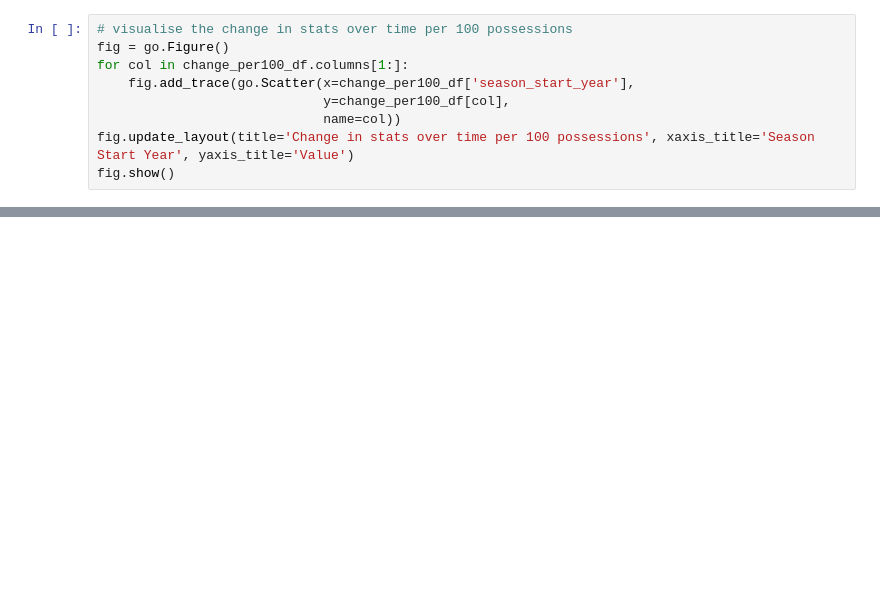
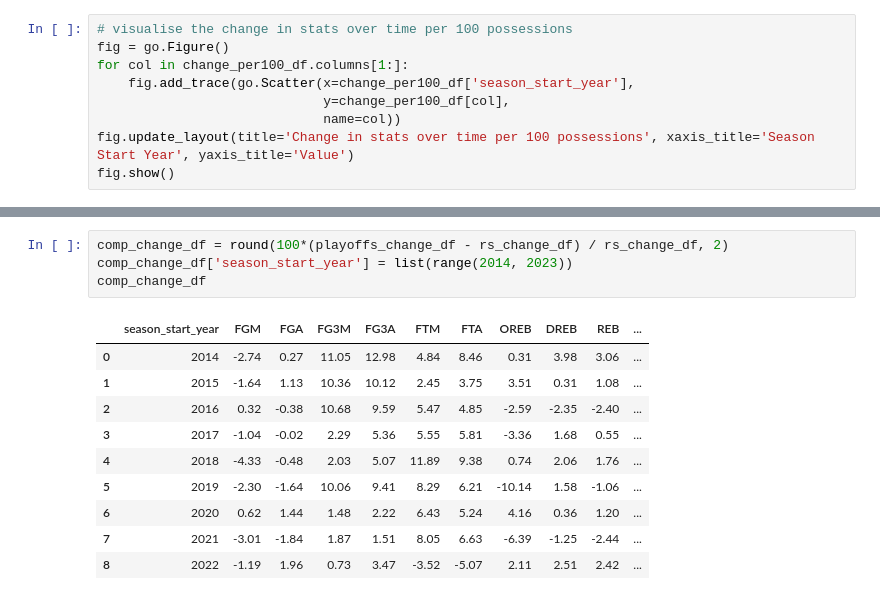
Before and after one commit to 0xtomotech/nba_api_project1, a Jupyter notebook: nba_player_data_analysis.ipynb, the cells around one changed output, grey strips where cells are left out. Cells and saved outputs as stored; diff of their text form; blank space fills up the shorter version.

```diff
--- a/nba_player_data_analysis.ipynb
+++ b/nba_player_data_analysis.ipynb
@@ -285,0 +339,15 @@ fig.show()
+# %%
+comp_change_df = round(100*(playoffs_change_df - rs_change_df) / rs_change_df, 2)
+comp_change_df['season_start_year'] = list(range(2014, 2023))
+comp_change_df
+# %% [output]
+|  | season_start_year | FGM | FGA | FG3M | FG3A | FTM | FTA | OREB | DREB | REB | ... |
+| 0 | 2014 | -2.74 | 0.27 | 11.05 | 12.98 | 4.84 | 8.46 | 0.31 | 3.98 | 3.06 | ... |
+| 1 | 2015 | -1.64 | 1.13 | 10.36 | 10.12 | 2.45 | 3.75 | 3.51 | 0.31 | 1.08 | ... |
+| 2 | 2016 | 0.32 | -0.38 | 10.68 | 9.59 | 5.47 | 4.85 | -2.59 | -2.35 | -2.40 | ... |
+| 3 | 2017 | -1.04 | -0.02 | 2.29 | 5.36 | 5.55 | 5.81 | -3.36 | 1.68 | 0.55 | ... |
+| 4 | 2018 | -4.33 | -0.48 | 2.03 | 5.07 | 11.89 | 9.38 | 0.74 | 2.06 | 1.76 | ... |
+| 5 | 2019 | -2.30 | -1.64 | 10.06 | 9.41 | 8.29 | 6.21 | -10.14 | 1.58 | -1.06 | ... |
+| 6 | 2020 | 0.62 | 1.44 | 1.48 | 2.22 | 6.43 | 5.24 | 4.16 | 0.36 | 1.20 | ... |
+| 7 | 2021 | -3.01 | -1.84 | 1.87 | 1.51 | 8.05 | 6.63 | -6.39 | -1.25 | -2.44 | ... |
+| 8 | 2022 | -1.19 | 1.96 | 0.73 | 3.47 | -3.52 | -5.07 | 2.11 | 2.51 | 2.42 | ... |
```
Also changed, not shown: parts of 6 cells of this notebook.
